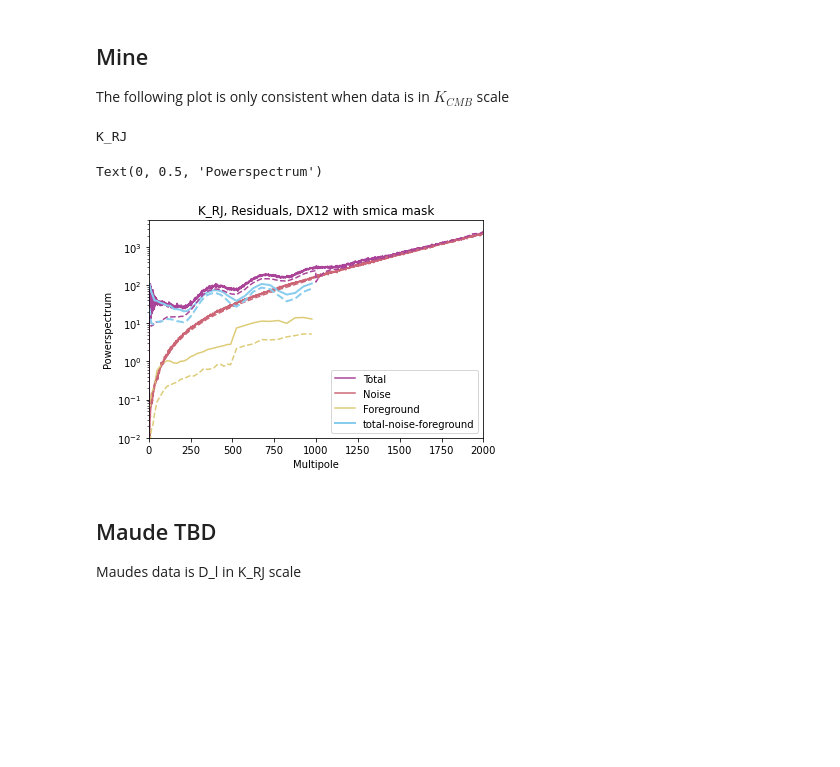
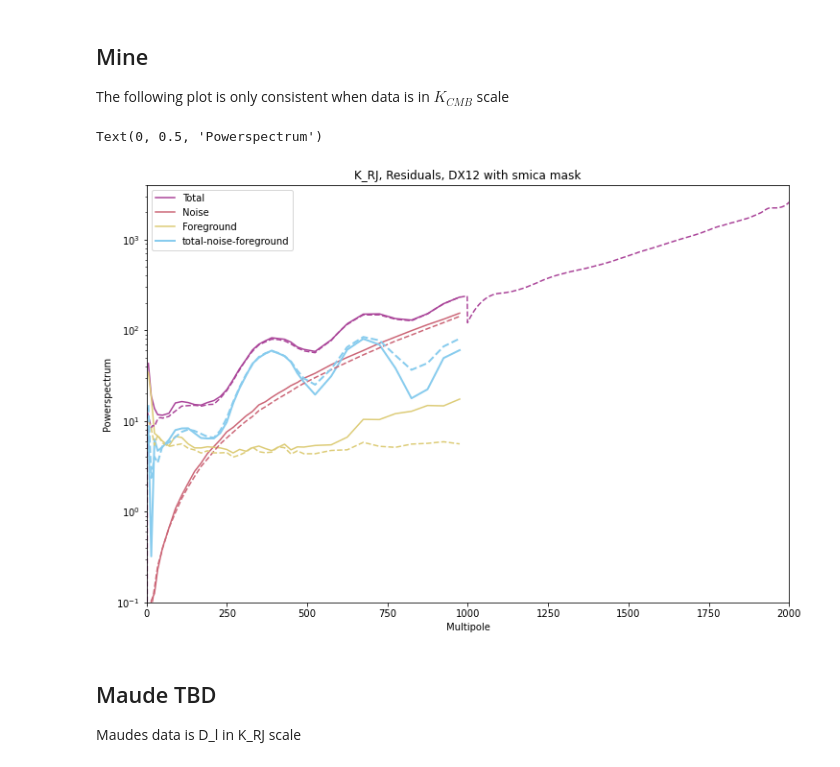
Before and after one commit to Sebastian-Belkner/component_separation, a Jupyter notebook: notebooks/Compare to Maude-DX12.ipynb, the cells around one changed output. Saved outputs shown, nothing was run; the diff lists cells and outputs as text; code cells hidden in the pictures; blank space fills up the shorter version.

```diff
--- a/notebooks/Compare to Maude-DX12.ipynb
+++ b/notebooks/Compare to Maude-DX12.ipynb
@@ -292,12 +277,0 @@ for l in range(lmaxbin):
-# %%
-#%matplotlib widget
-for n in range(7):
-    plt.plot(cov_lNEE[n,n,:], color=colors[n], label=csu.PLANCKMAPFREQ[n],)
-    plt.plot(np.mean(bins, axis=1), cov_md_N[n,n,:]*1e6/beam5_binned[:]**2, color=colors[n], ls = '--')
-
-plt.yscale('log')
-plt.title('Noise')
-plt.xlim((0,2000))
-plt.legend()
-plt.ylabel('Powerspectrum')
-plt.xlabel('Multipole')
@@ -331,7 +295,7 @@ lmaxbin = lmax
 md_Rg = np.zeros(shape=(7,7,37))
 cov_gal = np.zeros(shape=(7,7,len(bins)))
 for l in range(37):
-    cov_gal[:,:,l] = smica_gal_mixmat[0] @ smica_gal_cl[0,:,:,l] @ smica_gal_mixmat[0].T
+    cov_gal[:,:,l] = smica_param['gal_mm'][EEBB-1] @ smica_param['gal'][EEBB-1,:,:,l] @ smica_param['gal_mm'][EEBB-1].T
 
 md_Pg = md_P[1:,1:,:]
 md_Ag = md_A[:,1:]
@@ -341,12 +305,12 @@ for l in range(0,37):
 # %% [output]
 (7, 6) (6, 6, 37)
 # %%
-#%matplotlib widget
+plt.figure(figsize=(12,8))
 import component_separation.spherelib.python.spherelib.astro as slhpastro
 cov_gal_fac = np.zeros_like(cov_gal)
 for n in range(7):
-    factor = slhpastro.convfact(freq=int(csu.PLANCKMAPFREQ[n])*1e9, fr='K_CMB',to=TSCALE)
-    cov_gal_fac[n,n] = cov_gal[n,n]*factor**2
+    factor = slhpastro.convfact(freq=int(csu.PLANCKMAPFREQ[n])*1e9, fr='K_CMB',to=Tscale)
+    cov_gal_fac[n,n] = cov_gal[n,n]*1e12*factor**2
 for n in range(7):
     plt.plot(np.mean(bins, axis=1), cov_gal_fac[n,n,:], color=colors[n], label=csu.PLANCKMAPFREQ[n])
     plt.plot(np.mean(bins, axis=1), md_Rg[n,n,:]*1e6/beam5_binned**2, color=colors[n], ls = '--')
@@ -415,37 +405,43 @@ Canvas(toolbar=Toolbar(toolitems=[('Home', 'Reset original view', 'home', 'home'
 ## Mine
 The following plot is only consistent when data is in $K_{CMB}$ scale
 # %%
+plt.figure(figsize=(12,8))
 #%matplotlib widget
 def ll(l):
     return (l*(l+1))
-print(TSCALE)
 bin_ell = ll(np.mean(bins, axis=1))
 all_ell = ll(np.arange(0,4000,1))
 
-plt.plot(res_tot_S*all_ell, label='Total', color = colors[5])
-plt.plot(res_N_S*all_ell, label='Noise', color = colors[1])
-plt.plot(np.mean(bins, axis=1), res_G_S*md_w*1e-5*bin_ell, label='Foreground', color = colors[2])
-plt.plot(np.mean(bins, axis=1), (hpf.bin_it1D(res_tot_S, bins=bins)-hpf.bin_it1D(res_N_S, bins=bins)-res_G_S*md_w*1e-5)*bin_ell, label='total-noise-foreground', color = colors[0], lw = 2)
+# plt.plot(np.mean(bins, axis=1), hpf.bin_it1D(res_tot_S, bins=bins)*md_w*1e-5*bin_ell, label='Total', color = colors[5])
+# plt.plot(np.mean(bins, axis=1), hpf.bin_it1D(res_N_S, bins=bins)*md_w*1e-5*bin_ell, label='Noise', color = colors[1])
+# plt.plot(np.mean(bins, axis=1), res_G_S*md_w*1e-5*bin_ell, label='Foreground', color = colors[2])
+# plt.plot(np.mean(bins, axis=1), (hpf.bin_it1D(res_tot_S, bins=bins)-hpf.bin_it1D(res_N_S, bins=bins)-res_G_S)*bin_ell*1e-5*md_w, label='total-noise-foreground', color = colors[0], lw = 2)
+
+plt.plot(np.mean(bins, axis=1), hpf.bin_it1D(res_tot_S, bins=bins)*bin_ell, label='Total', color = colors[5])
+plt.plot(np.mean(bins, axis=1), hpf.bin_it1D(res_N_S, bins=bins)*bin_ell, label='Noise', color = colors[1])
+plt.plot(np.mean(bins, axis=1), res_G_S*bin_ell, label='Foreground', color = colors[2])
+plt.plot(np.mean(bins, axis=1), (hpf.bin_it1D(res_tot_S, bins=bins)-hpf.bin_it1D(res_N_S, bins=bins)-res_G_S)*bin_ell, label='total-noise-foreground', color = colors[0], lw = 2)
 
 plt.plot(res_tot_M*all_ell, color = colors[5], ls = '--')
 plt.plot(np.mean(bins, axis=1), res_N_M*bin_ell, color = colors[1], ls = '--')
-plt.plot(np.mean(bins, axis=1), res_G_M*md_w*1e-5*bin_ell, color = colors[2], ls = '--')
-plt.plot(np.mean(bins, axis=1), (hpf.bin_it1D(res_tot_M, bins=bins)-res_N_M-res_G_M*md_w*1e-5)*bin_ell, color = colors[0], lw = 2, ls = '--')
+plt.plot(np.mean(bins, axis=1), res_G_M*bin_ell, color = colors[2], ls = '--')
+plt.plot(np.mean(bins, axis=1), (hpf.bin_it1D(res_tot_M, bins=bins)-res_N_M-res_G_M)*bin_ell, color = colors[0], lw = 2, ls = '--')
+
+
 # plt.plot(np.mean(bins, axis=1), smica_cmb_cl[0]*bin_ell, label='SMICA best fit', color = colors[3], ls = '--')
-# plt.plot(pure_cmb_cl[0,1,:4000]*all_ell, label='Planck best fit', color = colors[3], alpha=0.2, lw = 1)
+# plt.plot(np.mean(bins, axis=1), hpf.bin_it1D(Cl_S[0,1,:4000],bins=bins)*1e12*md_w*bin_ell*1e-5, label='Planck best fit', color = colors[3], alpha=0.8, lw = 1)
 # plt.plot(np.mean(bins, axis=1), smica_cmb_cl[0]*bin_ell, color= 'black', lw=1, label='SMICA best fit')
-# plt.xscale('log')
+
 plt.yscale('log')
-plt.ylim((1e-2,5e3))
+plt.ylim((1e-1,4e3))
 plt.xlim((0,2000))
-plt.title('{}, Residuals, {} with {} mask'.format(TSCALE, csu.cf['pa']['freqdset'], csu.cf['pa']['mskset']) )
+plt.title('{}, Residuals, {} with {} mask'.format(Tscale, csu.freqdset, csu.mskset))
 plt.legend()
 plt.xlabel('Multipole')
 plt.ylabel('Powerspectrum')
 # %% [output]
-K_RJ
+Text(0, 0.5, 'Powerspectrum')
-Text(0, 0.5, 'Powerspectrum')
-[figure, old version]
+[figure, new version]
 # %% [markdown]
 ## Maude TBD
 Maudes data is D_l in K_RJ scale
```
Also changed, not shown: parts of 31 cells of this notebook, 19 other files.
